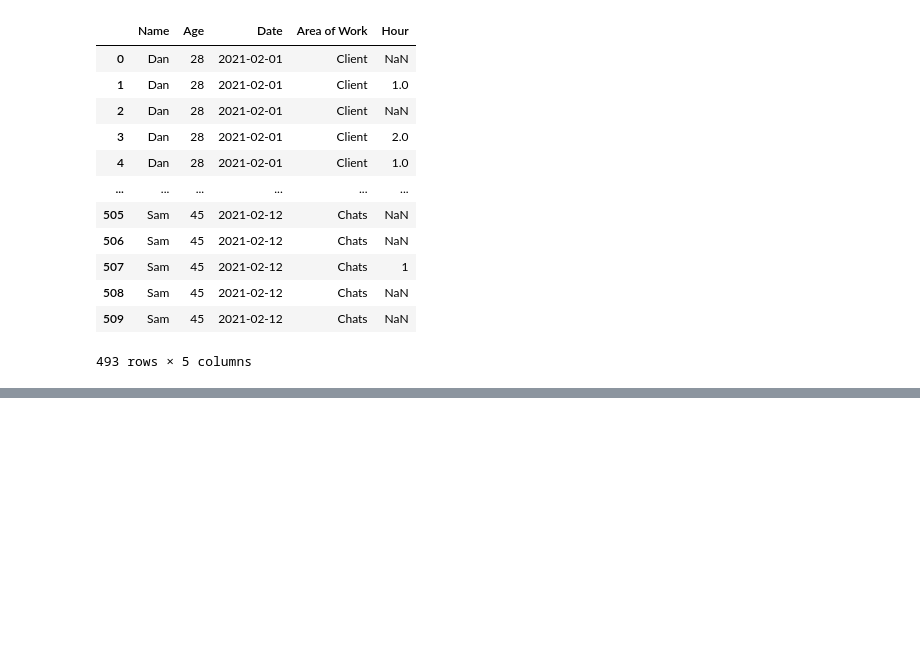
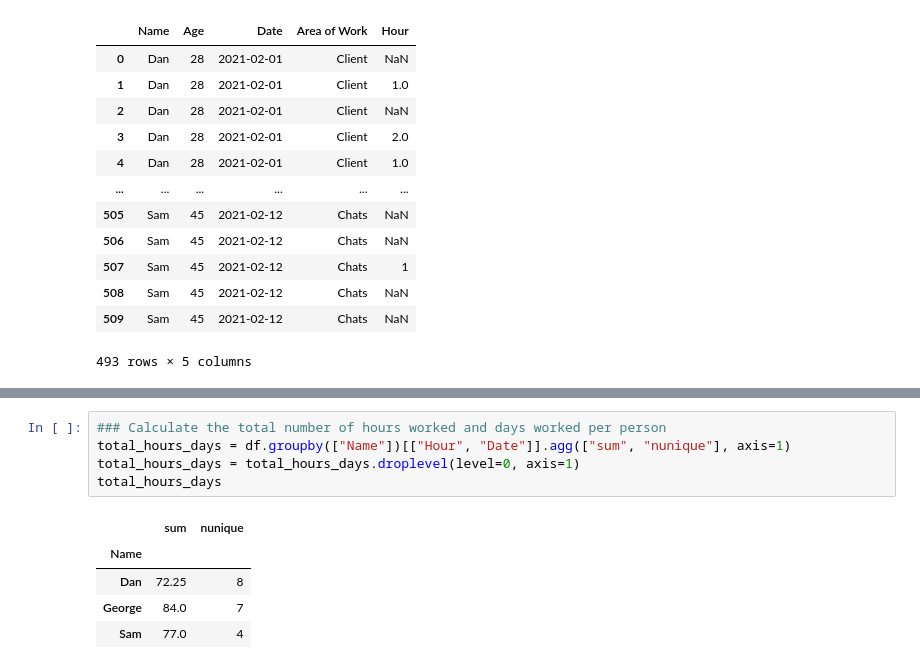
Before and after one commit to hyunjun33/Data_preprocessing, a Jupyter notebook: Preppin' Data 2021 Week 17 Challenge.ipynb, the cells around one changed output, grey strips where cells are left out. Drawn from its saved outputs; the diff is of its cells as text; blank space fills up the shorter version.

```diff
--- a/Preppin' Data 2021 Week 17 Challenge.ipynb
+++ b/Preppin' Data 2021 Week 17 Challenge.ipynb
@@ -150,0 +189,11 @@ df
+# %%
+### Calculate the total number of hours worked and days worked per person
+total_hours_days = df.groupby(["Name"])[["Hour", "Date"]].agg(["sum", "nunique"], axis=1)
+total_hours_days = total_hours_days.droplevel(level=0, axis=1)
+total_hours_days
+# %% [output]
+|  | sum | nunique |
+| Name |  |  |
+| Dan | 72.25 | 8 |
+| George | 84.0 | 7 |
+| Sam | 77.0 | 4 |
```
Also changed, not shown: parts of 4 cells of this notebook.
